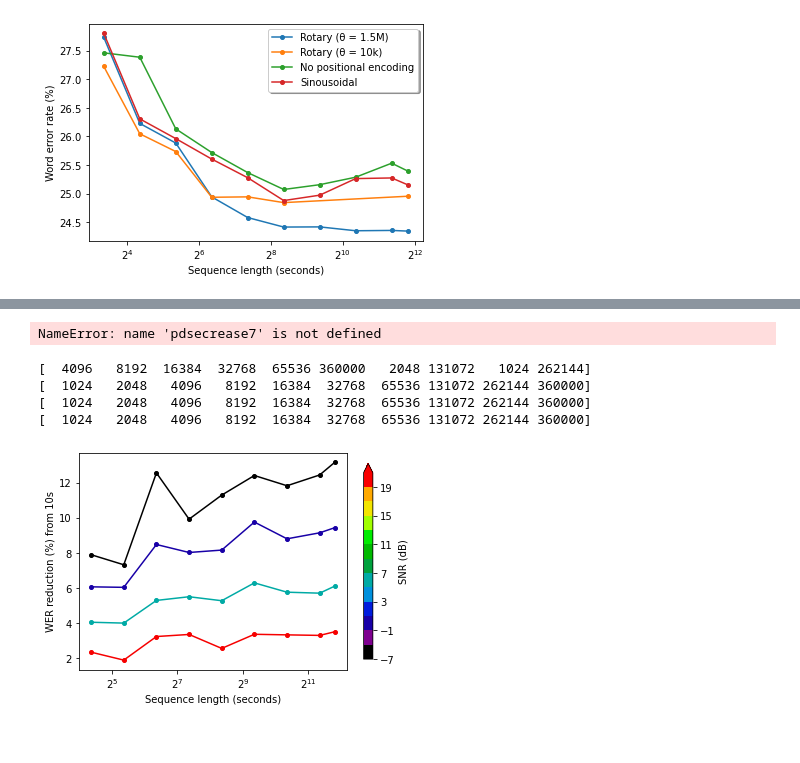
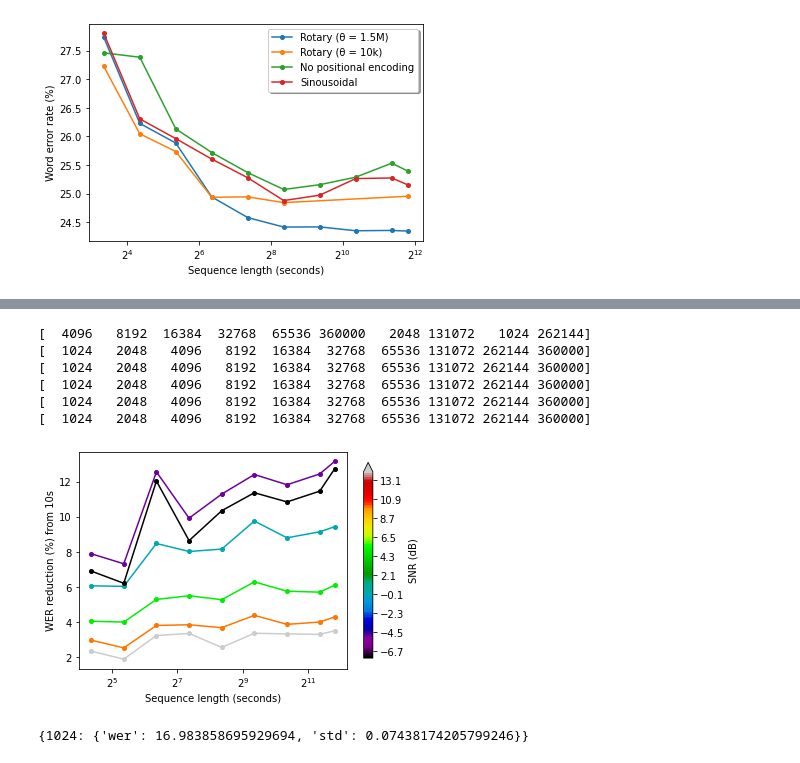
Before and after one commit to robflynnyh/long-context-asr, a Jupyter notebook: eval/results/eval.ipynb, the cells around one changed output, grey strips where cells are left out. Drawn from its saved outputs; the diff is of its cells as text; code cells hidden in the pictures.

```diff
--- a/eval/results/eval.ipynb
+++ b/eval/results/eval.ipynb
@@ -184,7 +176,3 @@ csv5
-# %%
-pdsecrease7
-# %% [output]
-NameError: name 'pdsecrease7' is not defined
 # %%
 
 from matplotlib.cm import ScalarMappable
@@ -194,42 +182,55 @@ csv1 = pd.read_csv('evals_rb.csv', sep=','  )
 csv2 = pd.read_csv('evals_rb_rev16_bnoise.csv', sep=','  )
 csv3 = pd.read_csv('evals_rb_rev16_bnoise_m5_SNR.csv', sep=','  )
 csv4 = pd.read_csv('evals_rb_rev16_bnoise_5_SNR.csv', sep=','  )
+csv5 = pd.read_csv('evals_rb_rev16_bnoise_m7p5_SNR.csv', sep=',')
+csv6 = pd.read_csv('evals_rb_rev16_bnoise_10_SNR.csv', sep=',')
 
 data1 = get_data(csv1, dataset='rev16')
 data2 = get_data(csv2, dataset='rev16_background_noise')
 data3 = get_data(csv3, dataset='rev16_background_noise')
 data4 = get_data(csv4, dataset='rev16_background_noise')
+data5 = get_data(csv5, dataset='rev16_background_noise')
+data6 = get_data(csv6, dataset='rev16_background_noise')
 
 pdecrease1 = get_percentage_decrease_json(data1)
 pdecrease2 = get_percentage_decrease_json(data2)
 pdecrease3 = get_percentage_decrease_json(data3)
 pdecrease4 = get_percentage_decrease_json(data4)
+pdecrease5 = get_percentage_decrease_json(data5)
+pdecrease6 = get_percentage_decrease_json(data6)
 
-snrs = [math.inf, 0, -5, 5]
-param_min, param_max = min(snrs), 20
+snrs = [99999999999, 0, -5, 5, -7.5, 10]
 step = 2
+snrs = [int(el*10) for el in snrs]
+param_min, param_max = min(snrs), 140
 boundaries = [param_min-step]+[d+step for d in range(param_min, param_max+1, step)]
+boundaries = [el/10 for el in boundaries]
+snrs = [el/10 for el in snrs]
 cm = plt.get_cmap('nipy_spectral')
 #cm = cm.reversed()
-norm = BoundaryNorm(boundaries, 220)
+norm = BoundaryNorm(boundaries, 256)
 colors = [cm(norm(p)) for p in snrs]
 
 plt.xscale('log', basex=2)
 plt.plot([el/100 for el in sorted(list(pdecrease1.keys()))], [pdecrease1[el] for el in sorted(list(pdecrease1.keys()))], label='No background noise', marker='o', markersize=4, color=colors[0])
 plt.plot([el/100 for el in sorted(list(pdecrease2.keys()))], [pdecrease2[el] for el in sorted(list(pdecrease2.keys()))], label='Background noise', marker='o', markersize=4, color=colors[1])
 plt.plot([el/100 for el in sorted(list(pdecrease3.keys()))], [pdecrease3[el] for el in sorted(list(pdecrease3.keys()))], label='Background noise, -5 SNR', marker='o', markersize=4, color=colors[2])
 plt.plot([el/100 for el in sorted(list(pdecrease4.keys()))], [pdecrease4[el] for el in sorted(list(pdecrease4.keys()))], label='Background noise, 5 SNR', marker='o', markersize=4, color=colors[3])
+plt.plot([el/100 for el in sorted(list(pdecrease5.keys()))], [pdecrease5[el] for el in sorted(list(pdecrease5.keys()))], label='Background noise, -7.5 SNR', marker='o', markersize=4, color=colors[4])
+plt.plot([el/100 for el in sorted(list(pdecrease6.keys()))], [pdecrease6[el] for el in sorted(list(pdecrease6.keys()))], label='Background noise, 10 SNR', marker='o', markersize=4, color=colors[5])
 
 cb = plt.colorbar(ScalarMappable(norm, cm),shrink=0.9, extend='max')
 cb.set_label('SNR (dB)')
 #plt.legend(loc='upper center', bbox_to_anchor=(0.5, 1.2), ncol=3, fancybox=True, shadow=True)
 plt.xlabel('Sequence length (seconds)')
 plt.ylabel('WER reduction (%) from 10s')
 plt.savefig('werr_rev16_bnoise.pdf', bbox_inches='tight')
 plt.show()
 # %% [output]
 [  4096   8192  16384  32768  65536 360000   2048 131072   1024 262144]
 [  1024   2048   4096   8192  16384  32768  65536 131072 262144 360000]
 [  1024   2048   4096   8192  16384  32768  65536 131072 262144 360000]
 [  1024   2048   4096   8192  16384  32768  65536 131072 262144 360000]
+[  1024   2048   4096   8192  16384  32768  65536 131072 262144 360000]
+[  1024   2048   4096   8192  16384  32768  65536 131072 262144 360000]
-[figure, old version]
+[figure, new version]
@@ -274,0 +237,4 @@ plt.show()
+# %%
+data6
+# %% [output]
+{1024: {'wer': 16.983858695929694, 'std': 0.07438174205799246}}
```
Also changed, not shown: parts of 16 cells of this notebook, 32 other files.
